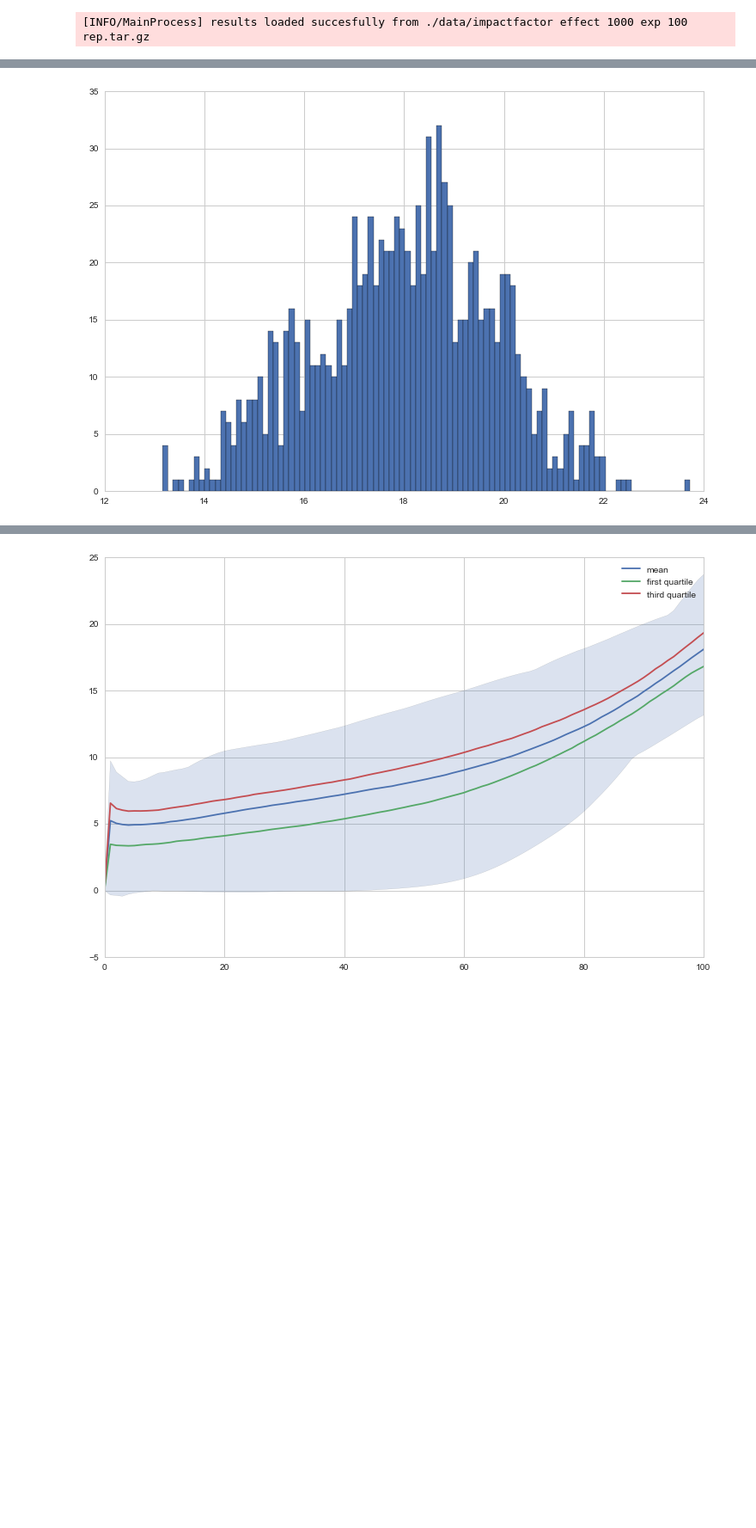
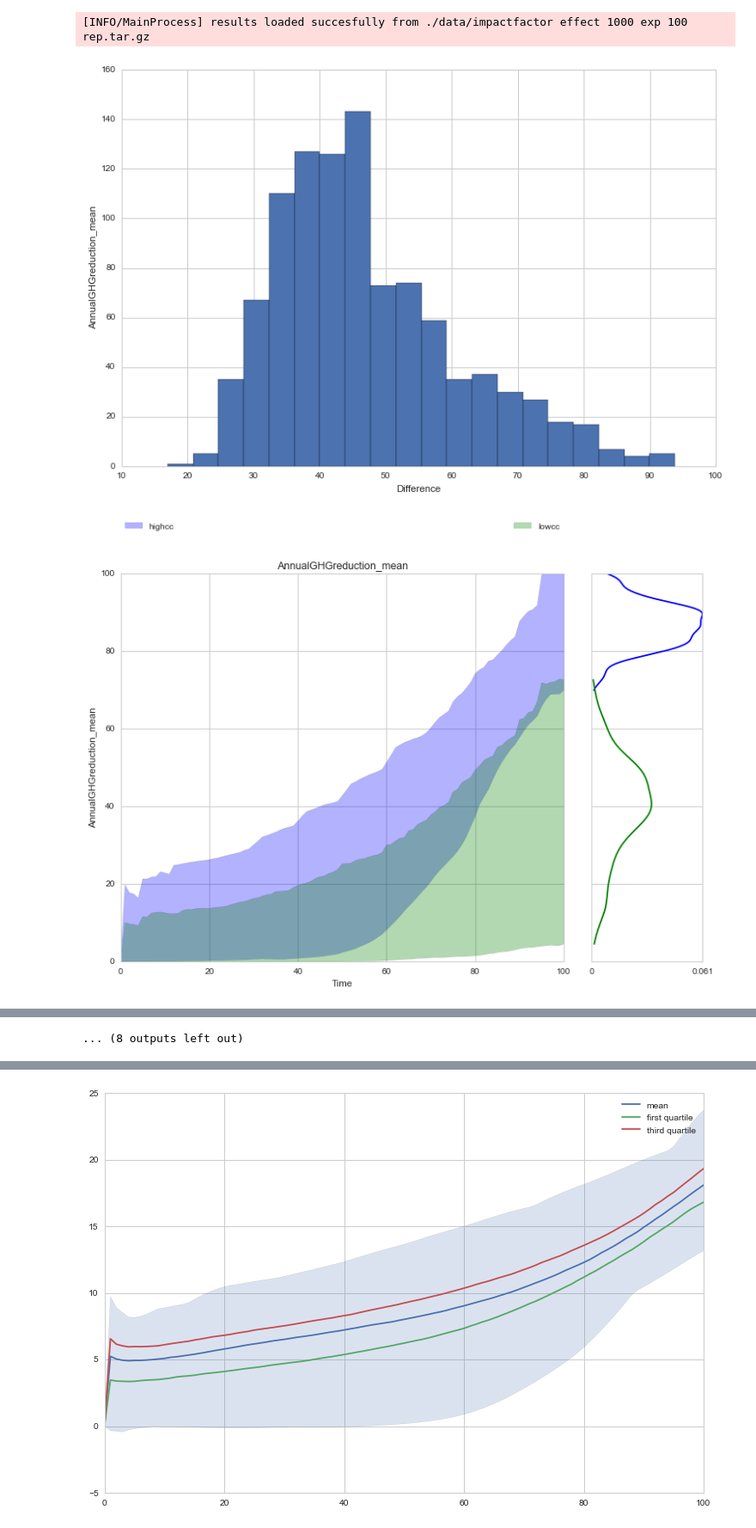
Before and after one commit to sgreeven/msc_thesis_work, a Jupyter notebook: src/ImpactFactor effect.ipynb, the cells around one changed output, grey strips where cells are left out. Shown: that part at 86% size. Cells and saved outputs as stored; diff of their text form; code cells hidden in the pictures; blank space fills up the shorter version.

```diff
--- a/src/ImpactFactor effect.ipynb
+++ b/src/ImpactFactor effect.ipynb
@@ -41,16 +41,28 @@ results = load_results(r'./data/impactfactor effect 1000 exp 100 rep.tar.gz')
 # %%
 experiments, outcomes = results
 
 models = set(experiments['model'])
 
 grouped_results = {}
 for model in models:
     logical = experiments['model']==model
 
     temp_experiments = experiments[logical]
     temp_outcomes = {key:value[logical] for key, value in outcomes.items()}
     grouped_results[model] = temp_experiments, temp_outcomes
 
-ooi = 'CumulativeGHGreduction_mean'
-models = list(models)
-ooi_dif = grouped_results[models[0]][1][ooi] - grouped_results[models[1]][1][ooi]
+oois = outcomes.keys()
+
+for ooi in oois:
+    models = list(models)
+    ooi_dif = grouped_results[models[0]][1][ooi] - grouped_results[models[1]][1][ooi]
+    fig = plt.figure()
+    ax = fig.add_subplot(111)
+    ax.hist(ooi_dif[:,-1], bins=20)
+    ax.set_ylabel(ooi)
+    ax.set_xlabel('Difference')
+    plt.show()
+    envelopes(results, group_by='model', outcomes_to_show=ooi, fill=True, density='kde')
+# %% [output]
+[figure, added]
+[figure, added]
@@ -57,12 +79 @@ ooi_dif = grouped_results[models[0]][1][ooi] - grouped_results[models[1]][1][ooi
+... (8 outputs left out)
-# %%
-import matplotlib.pyplot as plt
-import seaborn as sns
-
-sns.set_style('whitegrid')
-
-fig = plt.figure()
-ax = fig.add_subplot(111)
-ax.hist(ooi_dif[:,-1], bins=100)
-plt.show()
-# %% [output]
-[figure, removed]
```
Also changed, not shown: parts of 2 cells of this notebook.
